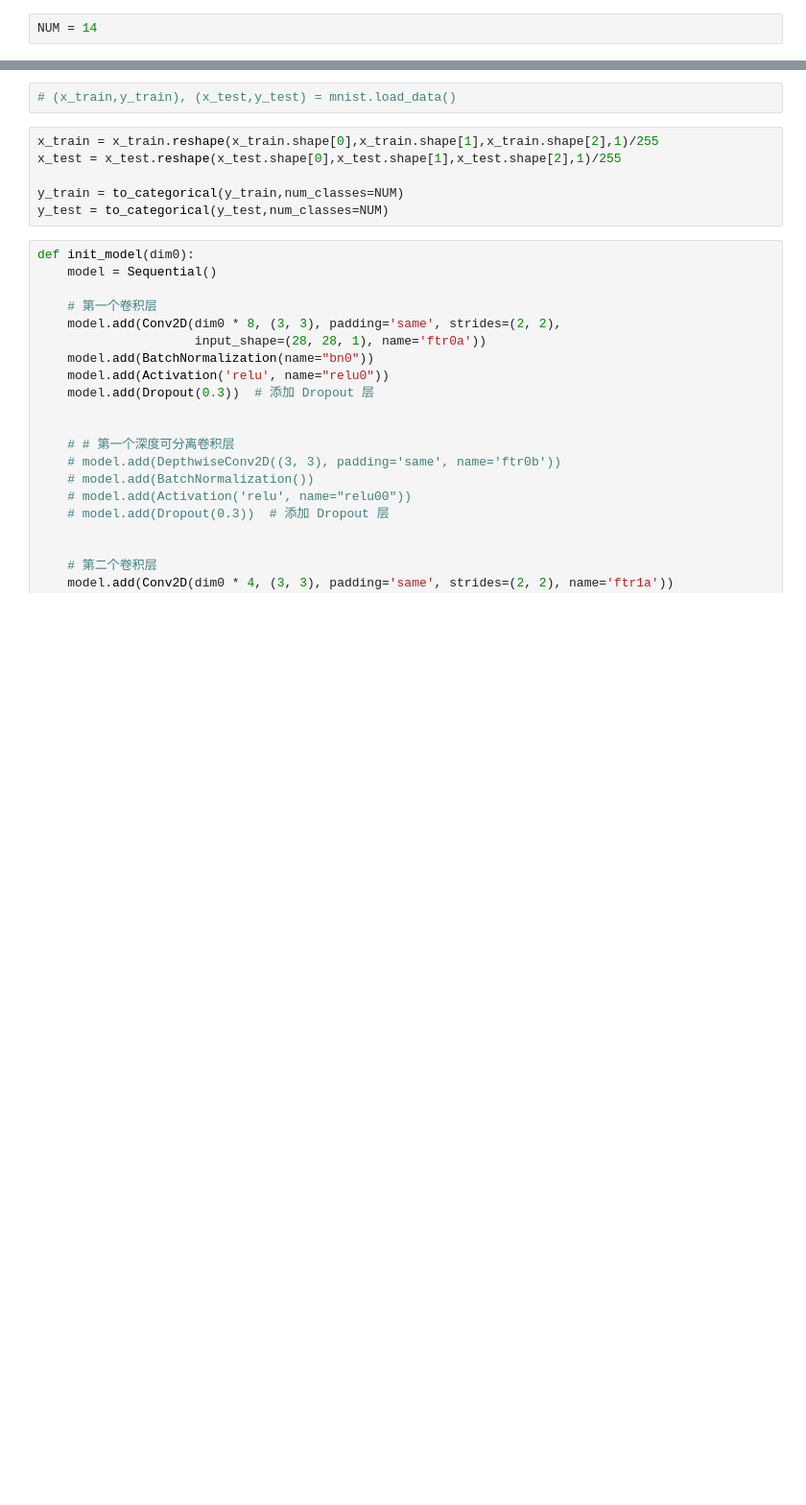
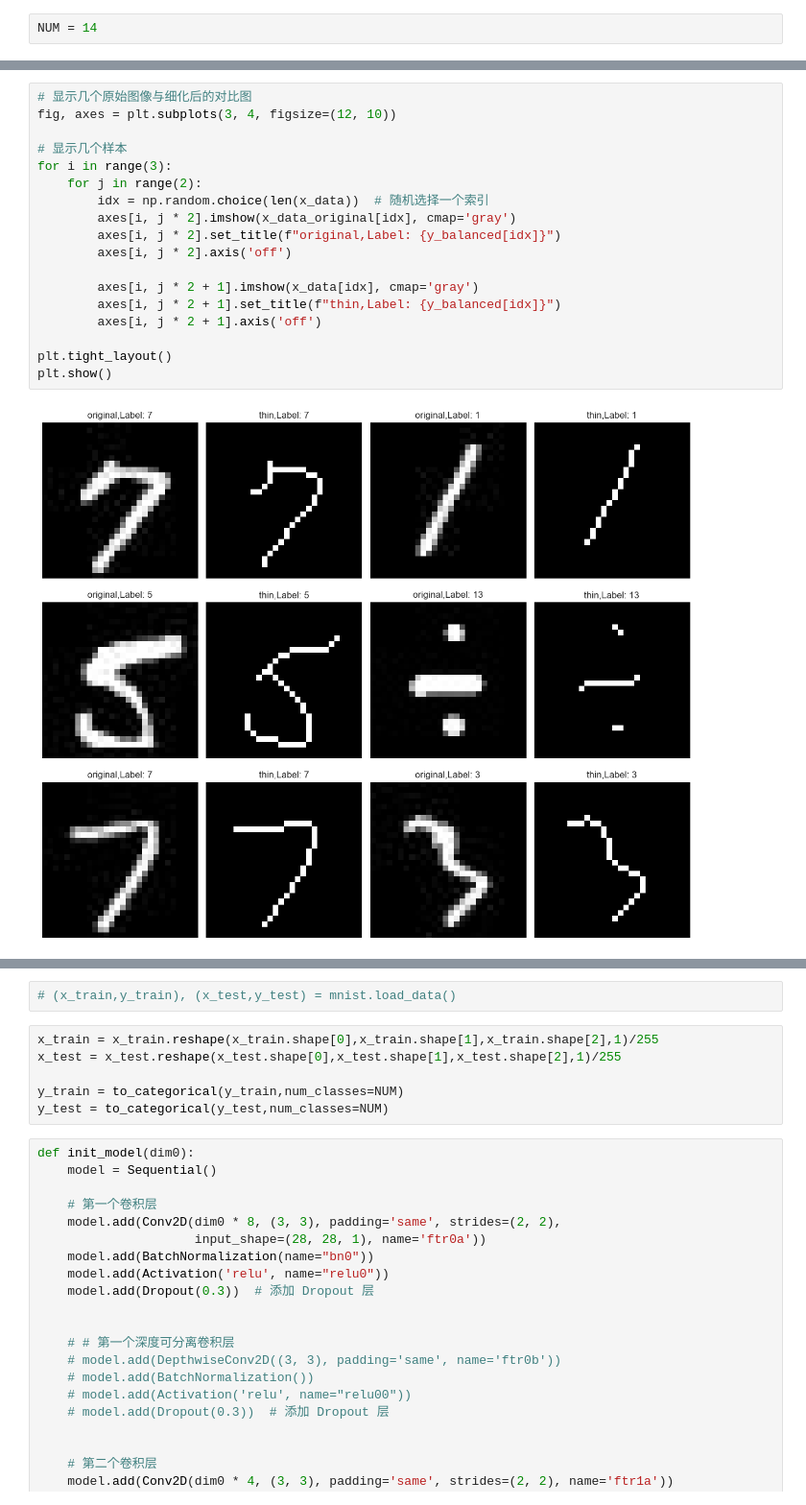
Before and after one commit to liux-pro/Ai-Arithmetic, a Jupyter notebook: train/good-mnist.ipynb, the cells around one changed output, grey strips where cells are left out. Shown at 96% size. Drawn from its saved outputs; the diff is of its cells as text; blank space fills up the shorter version.

```diff
--- a/train/good-mnist.ipynb
+++ b/train/good-mnist.ipynb
@@ -79,3 +87,23 @@ for label, count in zip(unique, counts):
+# %%
+# 显示几个原始图像与细化后的对比图
+fig, axes = plt.subplots(3, 4, figsize=(12, 10))
+
+# 显示几个样本
+for i in range(3):
+    for j in range(2):
+        idx = np.random.choice(len(x_data))  # 随机选择一个索引
+        axes[i, j * 2].imshow(x_data_original[idx], cmap='gray')
+        axes[i, j * 2].set_title(f"original,Label: {y_balanced[idx]}")
+        axes[i, j * 2].axis('off')
+
+        axes[i, j * 2 + 1].imshow(x_data[idx], cmap='gray')
+        axes[i, j * 2 + 1].set_title(f"thin,Label: {y_balanced[idx]}")
+        axes[i, j * 2 + 1].axis('off')
+
+plt.tight_layout()
+plt.show()
+# %% [output]
+[figure, added]
 # %%
 import numpy as np
 from keras.datasets import mnist
```
Also changed, not shown: parts of 7 cells of this notebook, 7 other files.
